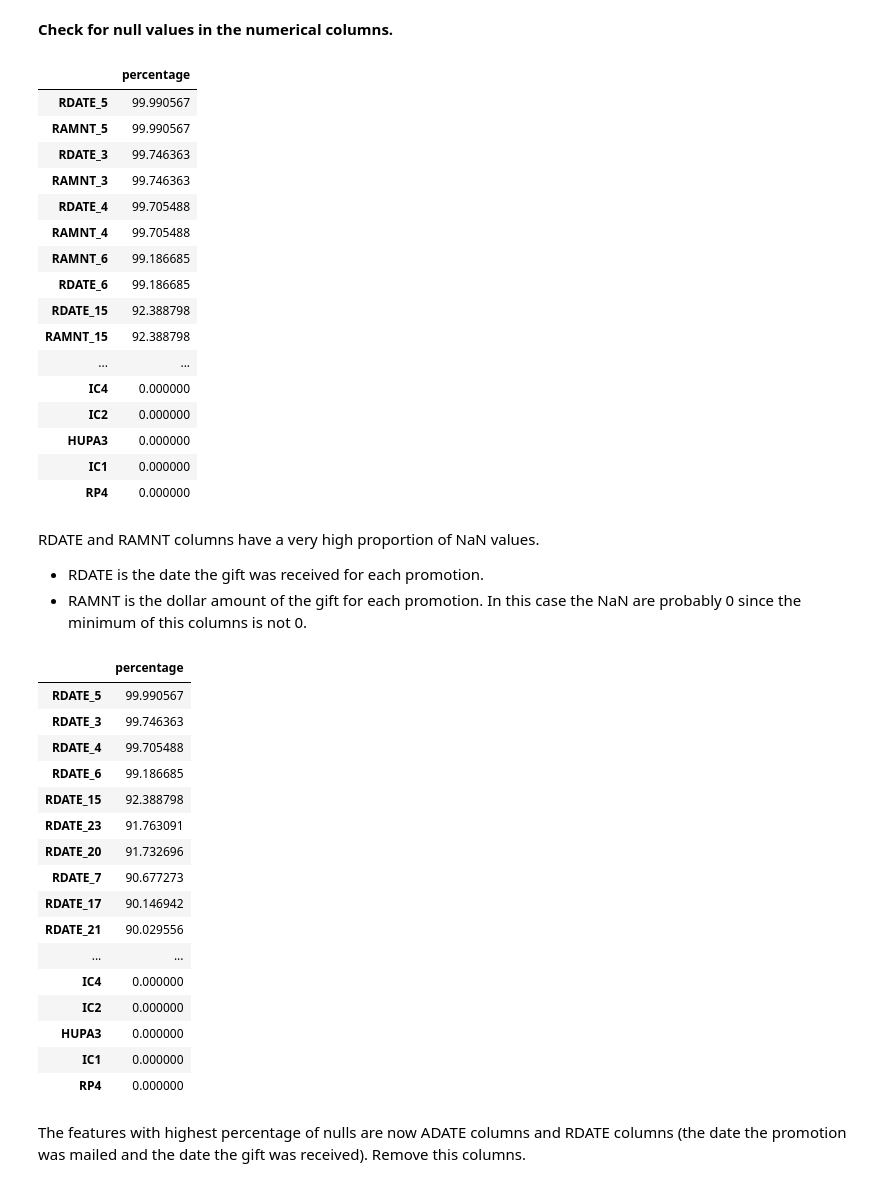
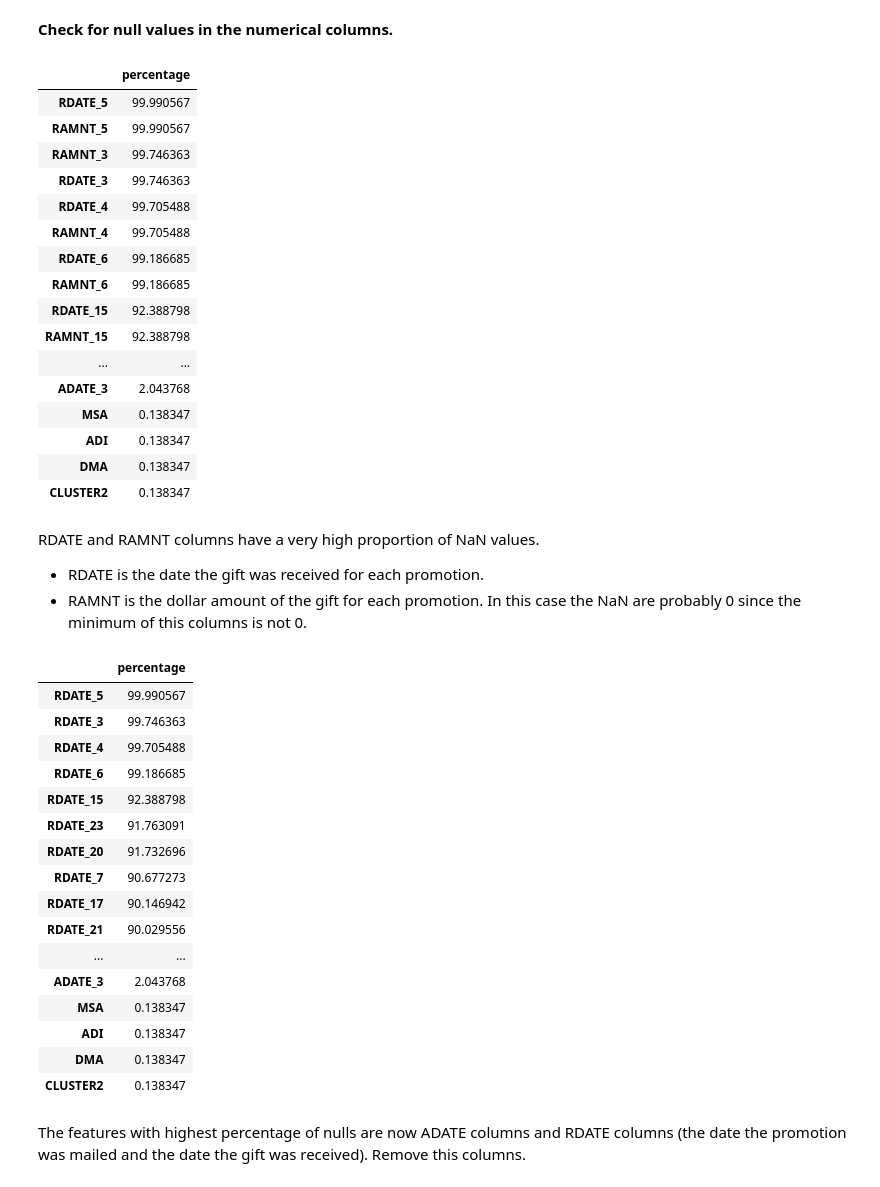
Before and after one commit to mariabollain/lab-feature-engineering, a Jupyter notebook: labsolution.ipynb, the cells around one changed output. Drawn from its saved outputs; the diff is of its cells as text; code cells hidden in the pictures.

```diff
--- a/labsolution.ipynb
+++ b/labsolution.ipynb
@@ -39,25 +39,25 @@ data.describe()
 **Check for null values in the numerical columns.**
 # %%
 numerical_nulls = pd.DataFrame(data.select_dtypes(np.number).isna().sum()*100/len(data), columns=["percentage"])
-numerical_nulls.sort_values("percentage", ascending=False)
+numerical_nulls[numerical_nulls["percentage"]>0].sort_values("percentage", ascending=False)
 # %% [output]
 |  | percentage |
 | RDATE_5 | 99.990567 |
 | RAMNT_5 | 99.990567 |
+| RAMNT_3 | 99.746363 |
 | RDATE_3 | 99.746363 |
-| RAMNT_3 | 99.746363 |
 | RDATE_4 | 99.705488 |
 | RAMNT_4 | 99.705488 |
+| RDATE_6 | 99.186685 |
 | RAMNT_6 | 99.186685 |
-| RDATE_6 | 99.186685 |
 | RDATE_15 | 92.388798 |
 | RAMNT_15 | 92.388798 |
 | ... | ... |
-| IC4 | 0.000000 |
-| IC2 | 0.000000 |
-| HUPA3 | 0.000000 |
-| IC1 | 0.000000 |
-| RP4 | 0.000000 |
+| ADATE_3 | 2.043768 |
+| MSA | 0.138347 |
+| ADI | 0.138347 |
+| DMA | 0.138347 |
+| CLUSTER2 | 0.138347 |
 # %% [markdown]
 RDATE and RAMNT columns have a very high proportion of NaN values.
 - RDATE is the date the gift was received for each promotion.
@@ -68,7 +68,7 @@ for col in data.columns:
         data[col] = data[col].fillna(0)
 # %%
 numerical_nulls = pd.DataFrame(data.select_dtypes(np.number).isna().sum()*100/len(data), columns=["percentage"])
-numerical_nulls.sort_values("percentage", ascending=False)
+numerical_nulls[numerical_nulls["percentage"]>0].sort_values("percentage", ascending=False)
 # %% [output]
 |  | percentage |
 | RDATE_5 | 99.990567 |
@@ -82,11 +82,11 @@ numerical_nulls.sort_values("percentage", ascending=False)
 | RDATE_17 | 90.146942 |
 | RDATE_21 | 90.029556 |
 | ... | ... |
-| IC4 | 0.000000 |
-| IC2 | 0.000000 |
-| HUPA3 | 0.000000 |
-| IC1 | 0.000000 |
-| RP4 | 0.000000 |
+| ADATE_3 | 2.043768 |
+| MSA | 0.138347 |
+| ADI | 0.138347 |
+| DMA | 0.138347 |
+| CLUSTER2 | 0.138347 |
 # %% [markdown]
 The features with highest percentage of nulls are now ADATE columns and RDATE columns (the date the promotion was mailed and the date the gift was received). Remove this columns.
 # %%
```
Also changed, not shown: parts of 18 cells of this notebook.
